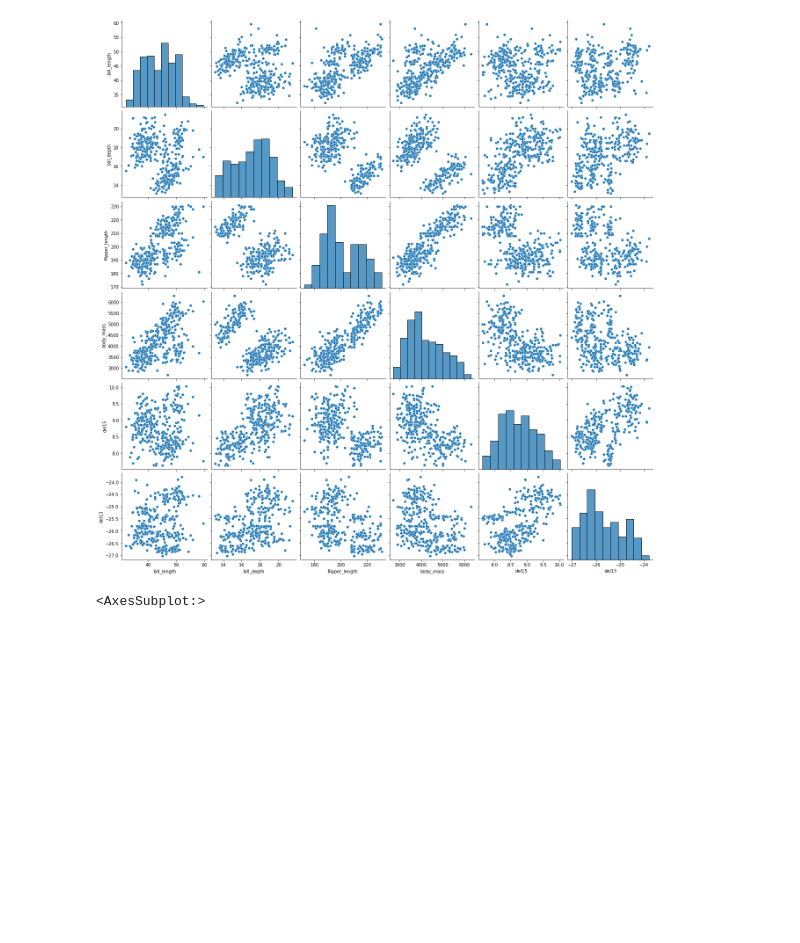
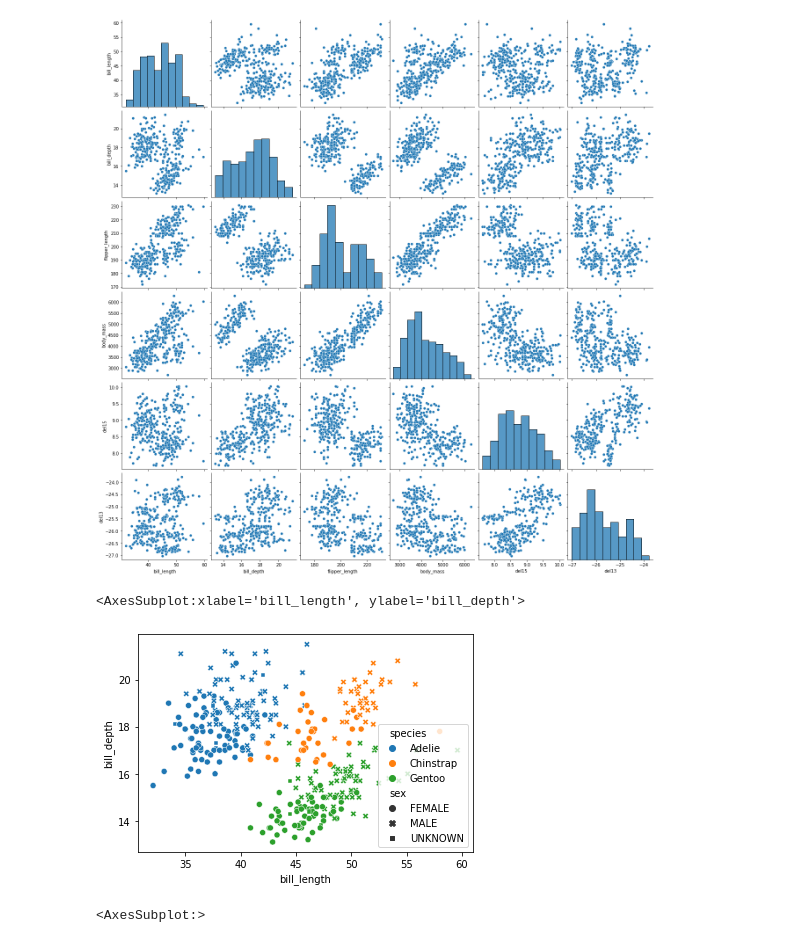
Before and after one commit to doanhat/Data-analysis-penguins, a Jupyter notebook: preprocessing/2_exploration_data.ipynb, the cells around one changed output. Cells and saved outputs as stored; diff of their text form; code cells hidden in the pictures; blank space fills up the shorter version.

```diff
--- a/preprocessing/2_exploration_data.ipynb
+++ b/preprocessing/2_exploration_data.ipynb
@@ -103,6 +103,11 @@ sns.pairplot(data,height=3)
 # %% [output]
 <seaborn.axisgrid.PairGrid at 0x...>
 [figure]
+# %%
+sns.scatterplot(x=data.bill_length,y=data.bill_depth,hue=data.species, style=data.sex)
+# %% [output]
+<AxesSubplot:xlabel='bill_length', ylabel='bill_depth'>
+[figure, added]
 # %%
 corr = data.corr()
 sns.heatmap(corr,vmin=-1,vmax=1,annot=True)
```
Also changed, not shown: 7 other files.
